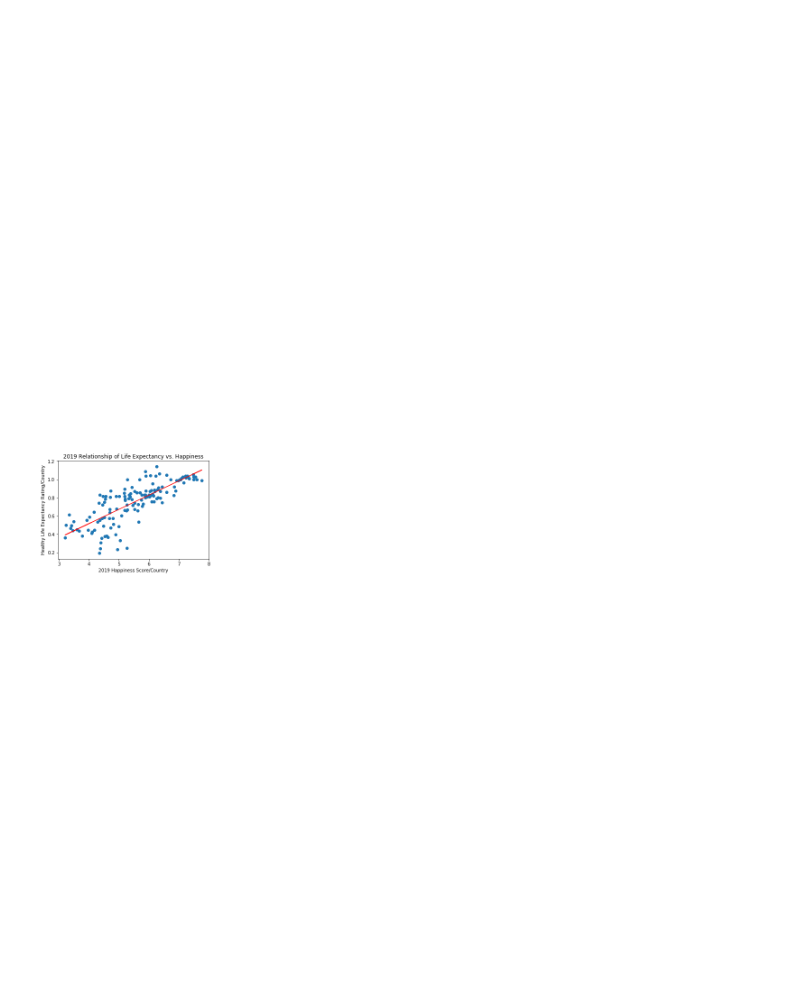
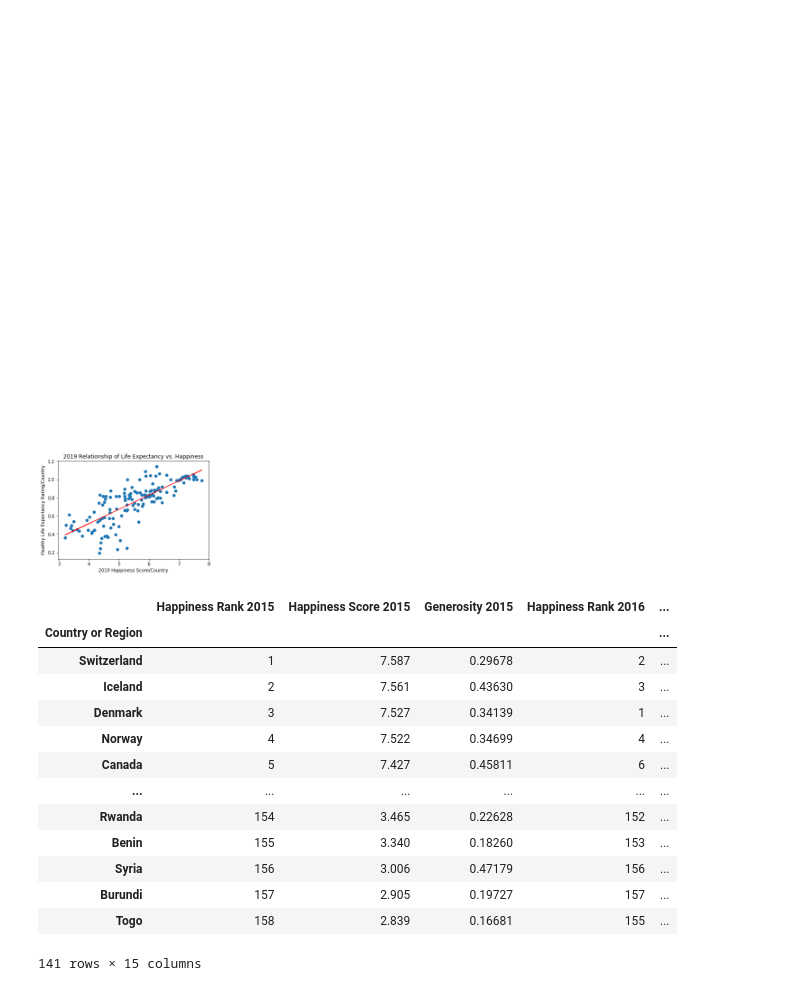
Before and after one commit to DanyCh093/Project-One-, a Jupyter notebook: world-happiness/Happiness_Index_Renamed.ipynb, the cells around one changed output. Saved outputs shown, nothing was run; the diff lists cells and outputs as text; code cells hidden in the pictures; blank space fills up the shorter version.

```diff
--- a/world-happiness/Happiness_Index_Renamed.ipynb
+++ b/world-happiness/Happiness_Index_Renamed.ipynb
@@ -275,0 +308,38 @@ plotting_happiness(x_values, y_values, x_label, y_label, chart_title)
+# %%
+#RF-merging the dataframes for Generosity
+Generosity_2015and2016 = country_rank_Generosity_2015.merge(country_rank_Generosity_2016, on="Country or Region")
+Generosity_2015and2016_2017 = Generosity_2015and2016.merge(country_rank_Generosity_2017, on="Country or Region")
+Generosity_2015and2016_2017_2018 = Generosity_2015and2016_2017.merge(country_rank_Generosity_2018, on="Country or Region")
+Generosity_merged = Generosity_2015and2016_2017_2018.merge(country_rank_Generosity_2019, on="Country or Region")
+Generosity_merged.columns = ["Happiness Rank 2015",
+                             "Happiness Score 2015",
+                             "Generosity 2015",
+                             "Happiness Rank 2016",
+                             "Happiness Score 2016",
+                             "Generosity 2016",
+                             "Happiness Rank 2017",
+                             "Happiness Score 2017",
+                             "Generosity 2017",
+                             "Happiness Rank 2018",
+                             "Happiness Score 2018",
+                             "Generosity 2018",
+                             "Happiness Rank 2019",
+                             "Happiness Score 2019",
+                             "Generosity 2019"]
+Generosity_merged
+#norm2015_df to QC check data
+# %% [output]
+|  | Happiness Rank 2015 | Happiness Score 2015 | Generosity 2015 | Happiness Rank 2016 | ... |
+| Country or Region |  |  |  |  | ... |
+| Switzerland | 1 | 7.587 | 0.29678 | 2 | ... |
+| Iceland | 2 | 7.561 | 0.43630 | 3 | ... |
+| Denmark | 3 | 7.527 | 0.34139 | 1 | ... |
+| Norway | 4 | 7.522 | 0.34699 | 4 | ... |
+| Canada | 5 | 7.427 | 0.45811 | 6 | ... |
+| ... | ... | ... | ... | ... | ... |
+| Rwanda | 154 | 3.465 | 0.22628 | 152 | ... |
+| Benin | 155 | 3.340 | 0.18260 | 153 | ... |
+| Syria | 156 | 3.006 | 0.47179 | 156 | ... |
+| Burundi | 157 | 2.905 | 0.19727 | 157 | ... |
+| Togo | 158 | 2.839 | 0.16681 | 155 | ... |
+141 rows × 15 columns
```
Also changed, not shown: parts of 13 cells of this notebook.
